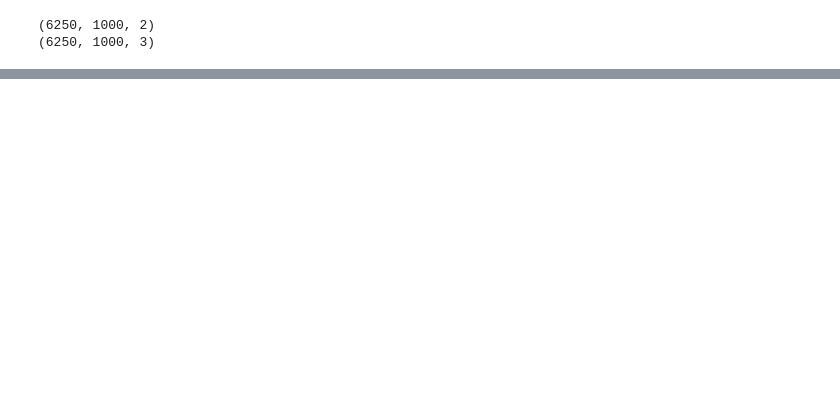
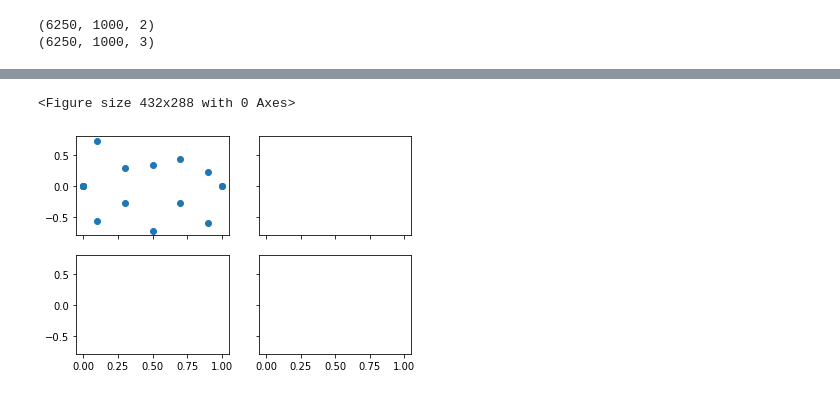
Before and after one commit to adityabalu/DiffNet, a Jupyter notebook: gen_data.ipynb, the cells around one changed output, grey strips where cells are left out. Cells and saved outputs as stored; diff of their text form; code cells hidden in the pictures; blank space fills up the shorter version.

```diff
--- a/gen_data.ipynb
+++ b/gen_data.ipynb
@@ -138,0 +172,3 @@ print(normals.shape)
+# %%
+ctp = control_points[0]
+ctp = np.array(ctp)
@@ -138,0 +194,11 @@ print(normals.shape)
+# %%
+f = plt.figure()
+f,axes = plt.subplots(2, 2, sharex=True, sharey=True)
+sc = axes[0][0].scatter(ctp[:,0], ctp[:,1])
+# axes[0][1].scatter(control_points[1,:,0], control_points[1,:,1])
+# axes[1][0].scatter(control_points[2,:,0], control_points[2,:,1])
+# axes[1][1].scatter(control_points[3,:,0], control_points[3,:,1])
+plt.show()
+# %% [output]
+<Figure size 432x288 with 0 Axes>
+[figure, added]
```
Also changed, not shown: parts of 15 cells of this notebook, 2 other files.
